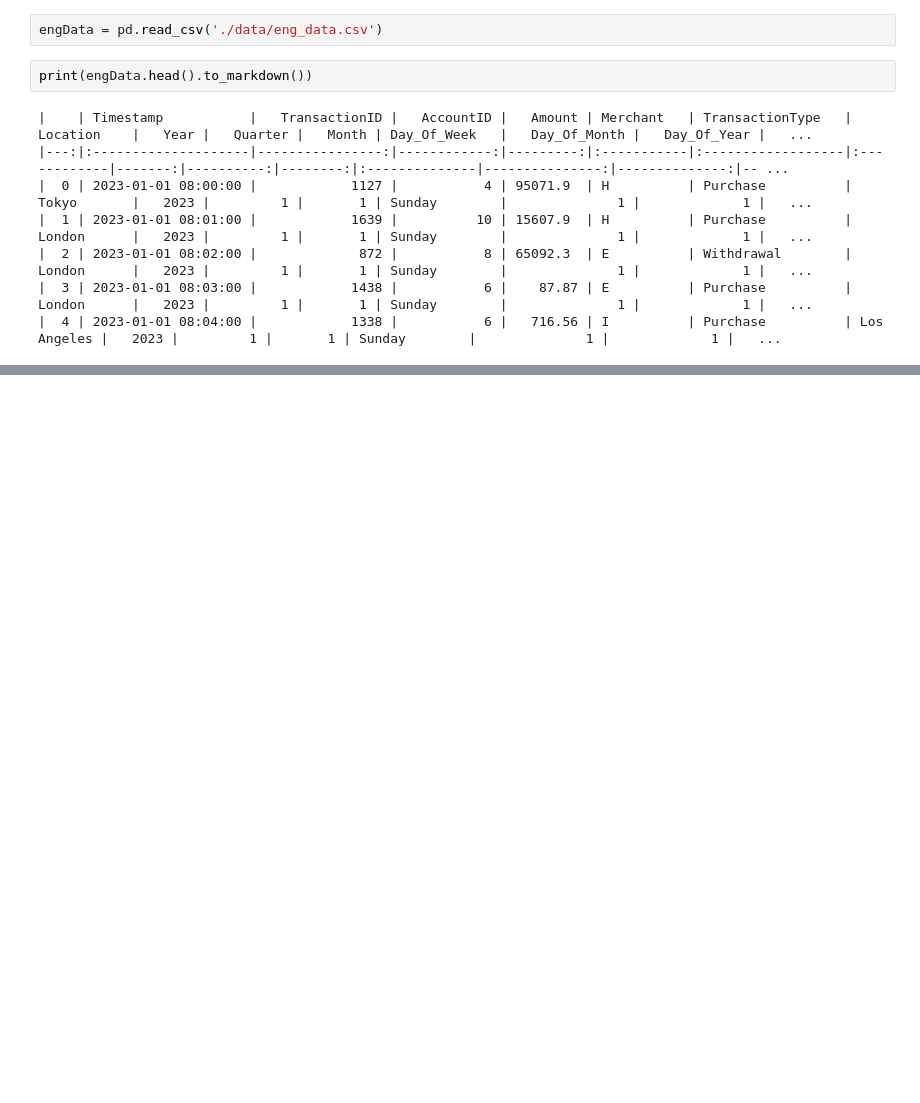
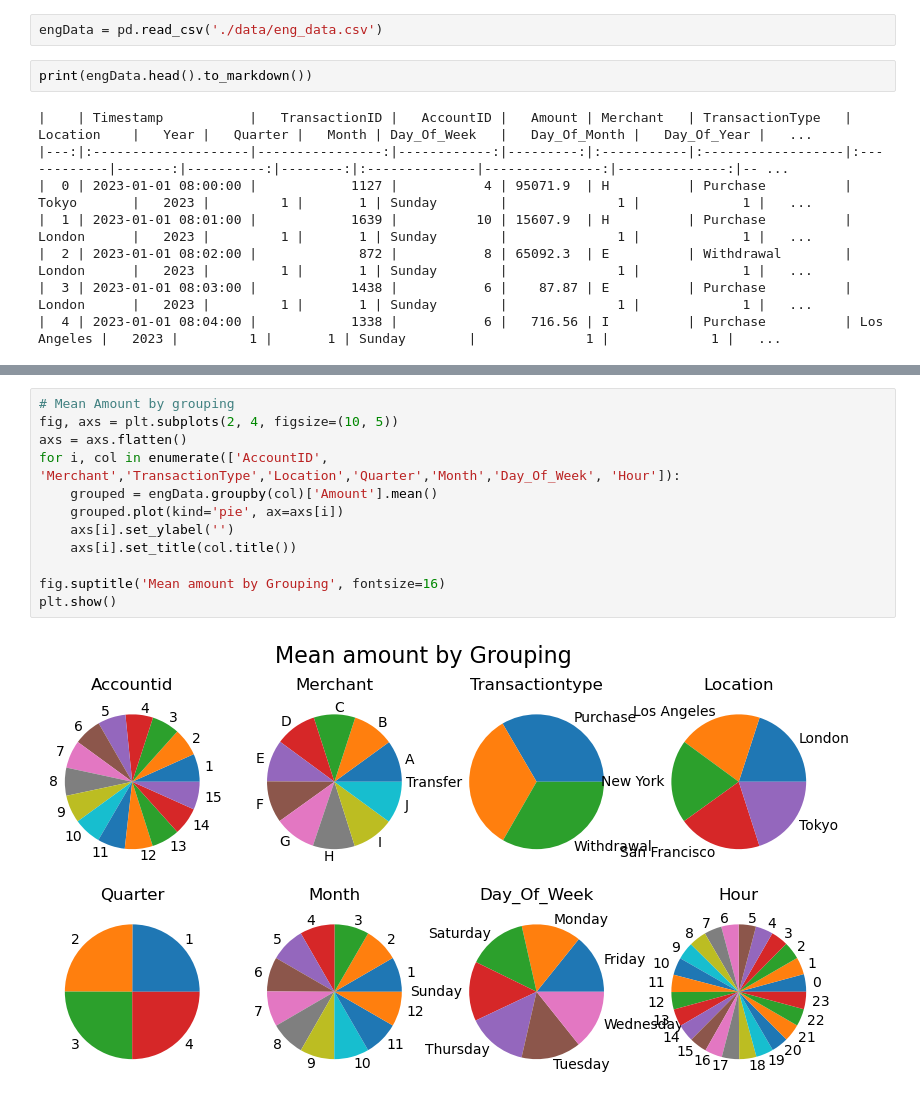
Before and after one commit to WatsonWBlair/cs667, a Jupyter notebook: Projects/Anomily Detection/dataEDA.ipynb, the cells around one changed output, grey strips where cells are left out. Cells and saved outputs as stored; diff of their text form; blank space fills up the shorter version.

```diff
--- a/Projects/Anomily Detection/dataEDA.ipynb
+++ b/Projects/Anomily Detection/dataEDA.ipynb
@@ -43,0 +46,14 @@ plt.show()
+# %%
+# Mean Amount by grouping
+fig, axs = plt.subplots(2, 4, figsize=(10, 5))
+axs = axs.flatten()
+for i, col in enumerate(['AccountID', 'Merchant','TransactionType','Location','Quarter','Month','Day_Of_Week', 'Hour']):
+    grouped = engData.groupby(col)['Amount'].mean()
+    grouped.plot(kind='pie', ax=axs[i])
+    axs[i].set_ylabel('')
+    axs[i].set_title(col.title())
+
+fig.suptitle('Mean amount by Grouping', fontsize=16)
+plt.show()
+# %% [output]
+[figure, added]
```
Also changed, not shown: parts of 7 cells of this notebook, 2 other files.
